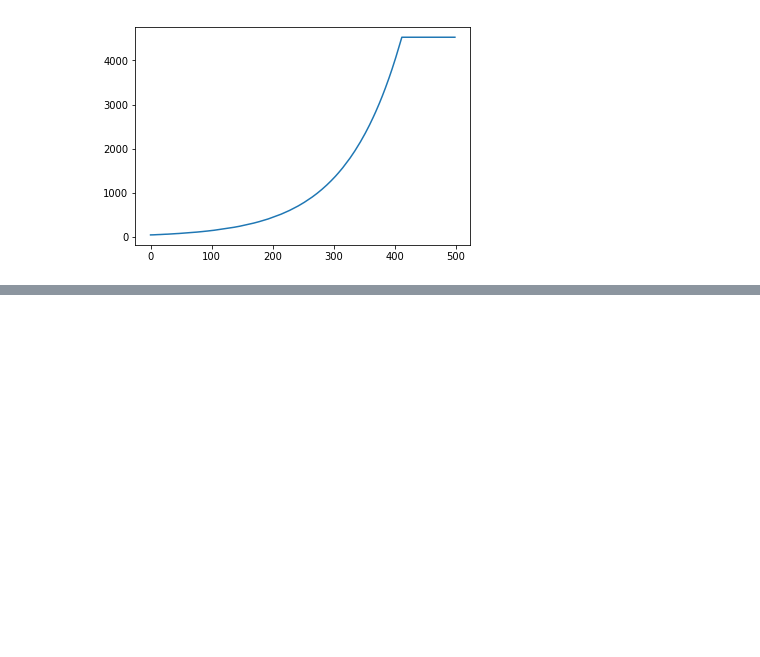
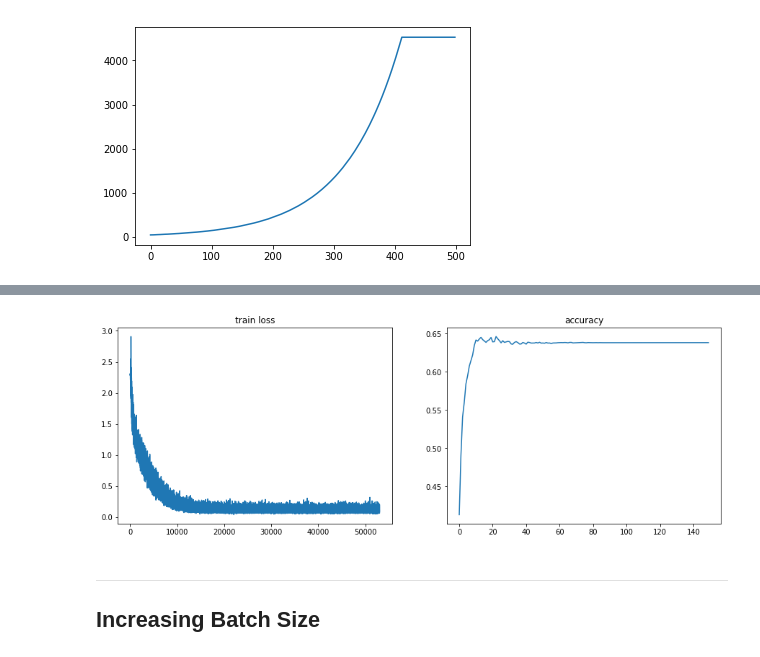
Before and after one commit to dboyliao/CardinalBlue_Interview_Q2, a Jupyter notebook: Experiments.ipynb, the cells around one changed output, grey strips where cells are left out. Saved outputs shown, nothing was run; the diff lists cells and outputs as text; code cells hidden in the pictures; blank space fills up the shorter version.

Commit message:
Daily commit. Basic experiment for learning rate decay

```diff
--- a/Experiments.ipynb
+++ b/Experiments.ipynb
@@ -208,0 +198,3 @@ ValueUpdator: 50
+# %%
+def accuracy(y, y_):
+    return (y == y_).mean()
@@ -208,0 +230,5 @@ ValueUpdator: 50
+# %%
+# a small batch of data
+cifar_data = read_data_sets("data", one_hot=True)
+sb_images, sb_labels = cifar_data.train.next_batch(1000)
+sb_images = sb_images.reshape((-1, 32, 32, 3))
@@ -208,0 +241,14 @@ ValueUpdator: 50
+# %%
+num_iters = 4000
+with tf.Session(graph=graph) as sess:
+    tf.global_variables_initializer().run()
+
+    feed_dict = {tf_image_batch: sb_images,
+                 tf_labels: sb_labels}
+    true_pred = np.argmax(sb_labels, axis=1)
+    for step in range(1, num_iters+1):
+        _, loss, pred = sess.run([train_op, tf_loss, tf_pred], feed_dict=feed_dict)
+        if step % 500 == 0:
+            print("step:", step)
+            print("loss:", loss)
+            print("  accuracy:", accuracy(pred, true_pred))
@@ -208,0 +313,11 @@ ValueUpdator: 50
+# %%
+num_epochs = 150
+batch_size = 128
+lr_init = 0.1
+lr_decay = 0.9
+
+logdir = "log/lrd_graph/lr_{}_{}".format(lr_init, lr_decay)
+if os.path.exists(logdir):
+    print("remove old log directory:", logdir)
+    shutil.rmtree(logdir)
+train_writer = tf.summary.FileWriter(logdir=logdir, graph=lrd_graph)
@@ -208,0 +388,16 @@ ValueUpdator: 50
+# %%
+plt.subplot(1, 2, 1)
+plt.title("train loss")
+plt.plot(lrd_loss_history)
+
+plt.subplot(1, 2, 2)
+plt.title("accuracy")
+plt.plot(lrd_test_acc_history)
+fig = plt.gcf()
+fig.set_size_inches((15, 5))
+# %% [output]
+[figure, added]
+# %% [markdown]
+----
+
+## Increasing Batch Size
```
Also changed, not shown: parts of 27 cells of this notebook, 1 other file.
